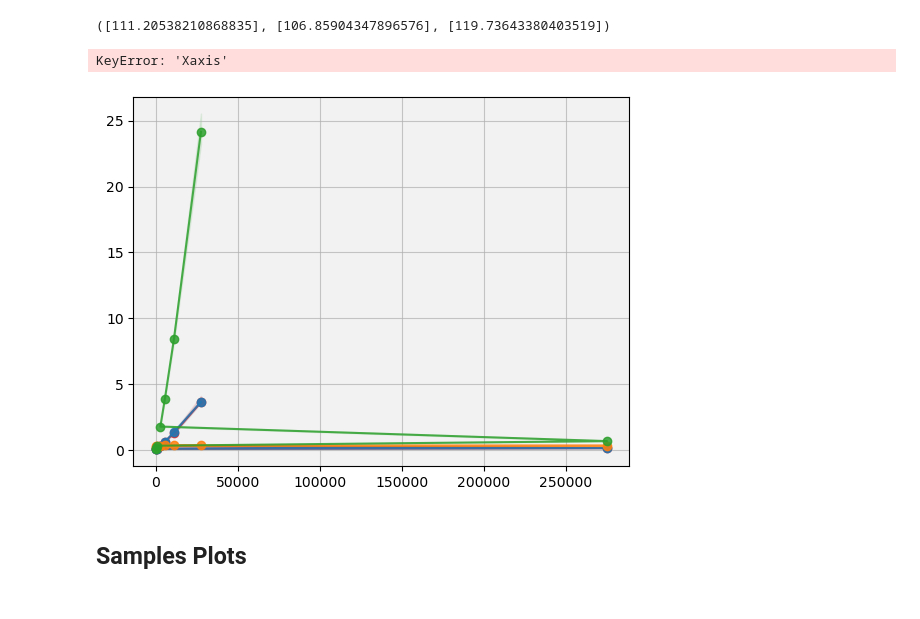
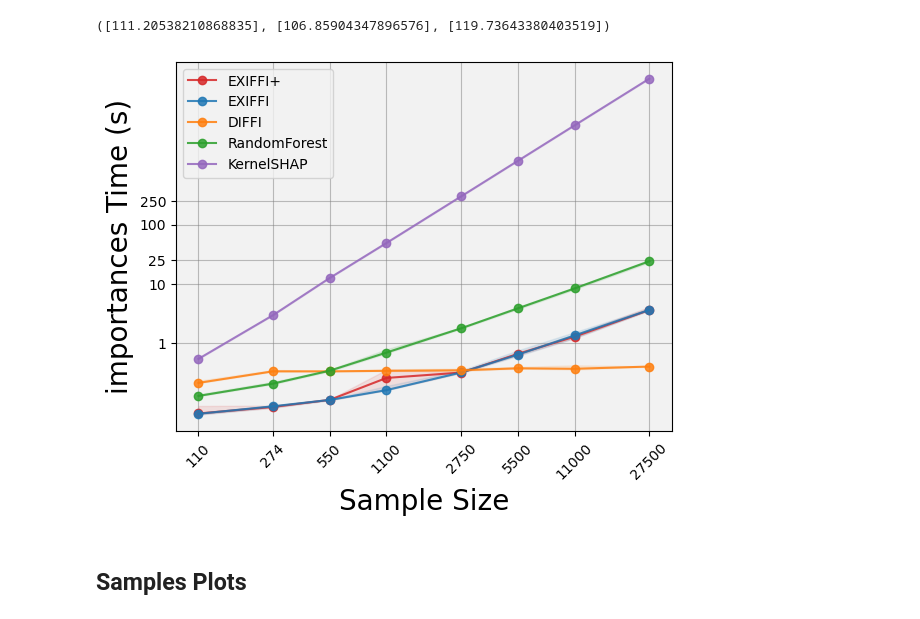
Before and after one commit to alessioarcudi/ExIFFI, a Jupyter notebook: notebooks/plot_time.ipynb, the cells around one changed output. Drawn from its saved outputs; the diff is of its cells as text; code cells hidden in the pictures.

```diff
--- a/notebooks/plot_time.ipynb
+++ b/notebooks/plot_time.ipynb
@@ -289,23 +304,23 @@ def plot_time_scaling(basepath,
 # %%
 importance_names=['EXIFFI+','EXIFFI','DIFFI','RandomForest','KernelSHAP']
 dataset_names_samples=['Xaxis_100_6','Xaxis_250_6','Xaxis_500_6',
-              'Xaxis','Xaxis_2500_6','Xaxis_5000_6',
+              'Xaxis_1000_6','Xaxis_2500_6','Xaxis_5000_6',
               'Xaxis_10000_6','Xaxis_25000_6']
 data_path_samples=os.path.join(basepath,'data','syn')
 plot_path_samples=os.path.join(basepath,'experiments','results','time_scaling_plots','samples')
 # %%
 fig,ax=plot_time_scaling(basepath=basepath,
                          model_names=importance_names,
                          dataset_names=dataset_names_samples,
                          data_path=data_path_samples,
                          plot_path=plot_path_samples,
                          type="importances",
                          plot_type="samples",
                          show_plot=True,
-                         save_plot=False)
+                         save_plot=False,
+                         dict_name='time_scaling_test_shap_new.pickle')
 # %% [output]
-KeyError: 'Xaxis'
-[figure, old version]
+[figure, new version]
 # %% [markdown]
 ## Samples Plots
 # %% [markdown]
```
Also changed, not shown: parts of 7 cells of this notebook, 4 other files.
